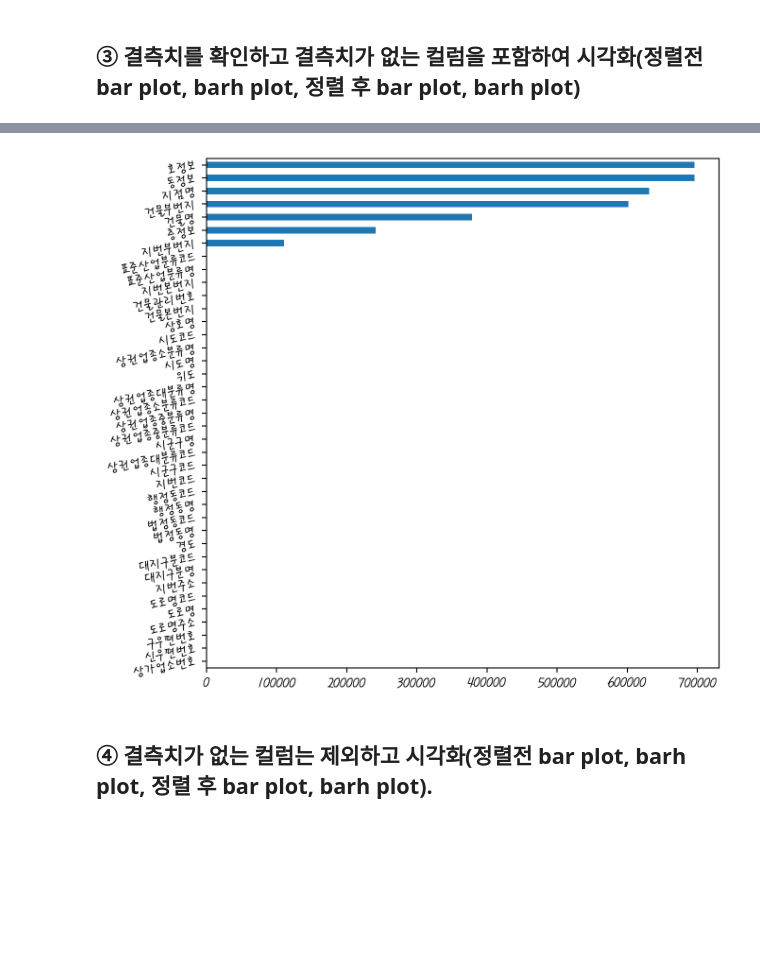
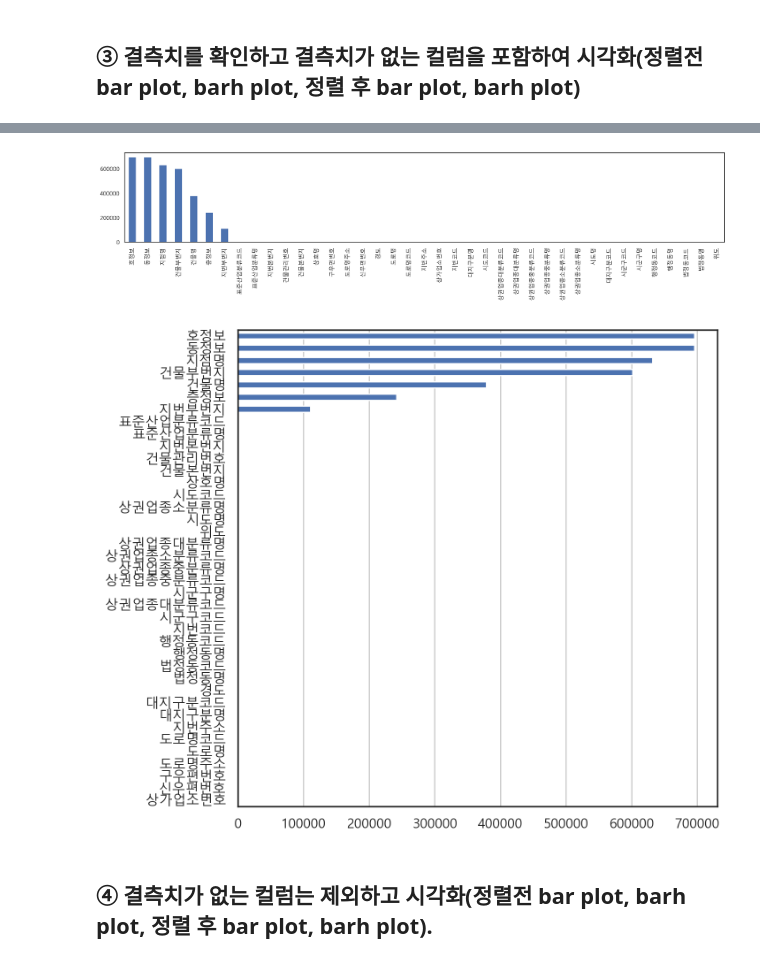
Before and after one commit to kimjupyo1126/ai, a Jupyter notebook: source/01_python/ch13_예2_사례연구_서울부산 상가분석.ipynb, the cells around one changed output, grey strips where cells are left out. Saved outputs shown, nothing was run; the diff lists cells and outputs as text; code cells hidden in the pictures; blank space fills up the shorter version.

```diff
--- a/source/01_python/ch13_예2_사례연구_서울부산 상가분석.ipynb
+++ b/source/01_python/ch13_예2_사례연구_서울부산 상가분석.ipynb
@@ -46,2 +46,6 @@ warnings.filterwarnings(action='default') # 경고 메세지 보이게
 # %% [markdown]
 # 2. 데이터 다운받아, 서울과 부산데이터만 df변수에 읽어온다
+# %%
+# 서울 소상공인 데이터
+df_seoul = pd.read_csv('d:/ai/downloads/shareData/상가정보/소상공인시장진흥공단_상가(상권)정보_서울_202503.csv')
+df_seoul.shape
@@ -47,0 +61,4 @@ warnings.filterwarnings(action='default') # 경고 메세지 보이게
+# %%
+# 부산 소상공인 데이터
+df_busan = pd.read_csv('d:/ai/downloads/shareData/상가정보/소상공인시장진흥공단_상가(상권)정보_부산_202503.csv')
+df_busan.shape
@@ -47,0 +126,4 @@ warnings.filterwarnings(action='default') # 경고 메세지 보이게
+# %%
+# df = 부산데이터+서울데이터
+df = pd.concat([df_seoul, df_busan]).reset_index(drop=True)
+df.index
@@ -53,2 +179,8 @@ warnings.filterwarnings(action='default') # 경고 메세지 보이게
 # %% [markdown]
 ## ③	결측치를 확인하고 결측치가 없는 컬럼을 포함하여 시각화(정렬전 bar plot, barh plot, 정렬 후 bar plot, barh plot)
+# %%
+# 열별 결측치 갯수 확인
+missing_cnt = df.isna().sum()
+# missing_cnt.plot(kind='bar')
+missing_cnt.plot.bar(figsize=(20,3), rot=45)
+plt.show()
@@ -55,6 +189,15 @@ warnings.filterwarnings(action='default') # 경고 메세지 보이게
+# %%
+missing_cnt_sorted = missing_cnt.sort_values(ascending=False)
+missing_cnt_sorted.plot(kind='bar', figsize=(20,3))
+plt.show()
+# %% [output]
+[figure, added]
 # %%
+missing_cnt.sort_values().plot(kind='barh', figsize=(7,7))
+plt.grid(axis='x')
+plt.show()
 # %% [output]
-[figure, old version]
+[figure, new version]
 # %% [markdown]
 ## ④ 결측치가 없는 컬럼는 제외하고 시각화(정렬전 bar plot, barh plot, 정렬 후 bar plot, barh plot).
 # %%
```
Also changed, not shown: parts of 18 cells of this notebook.
